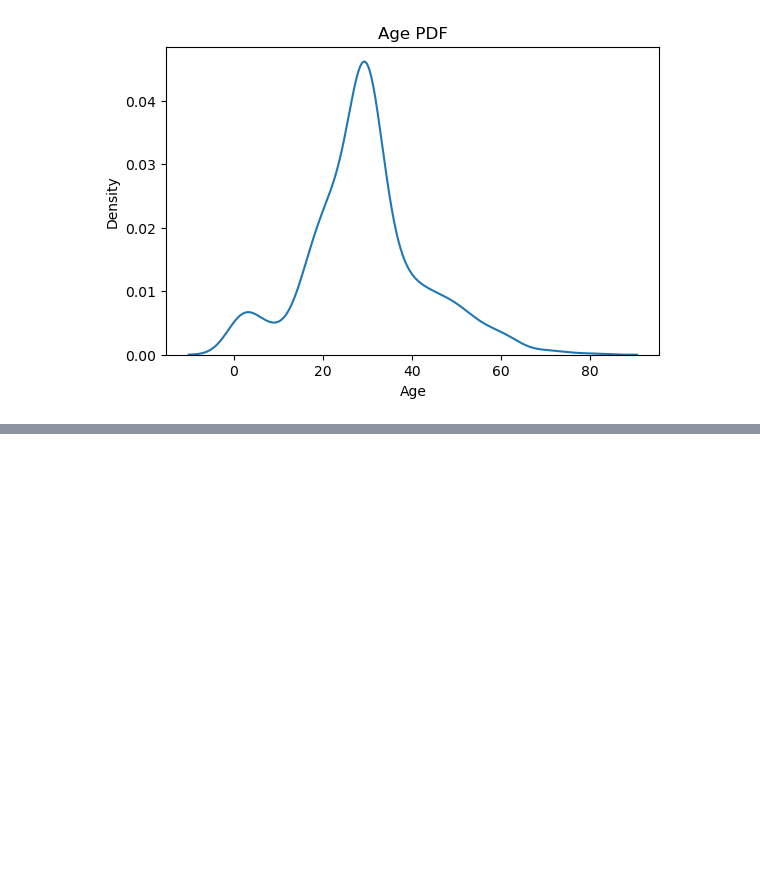
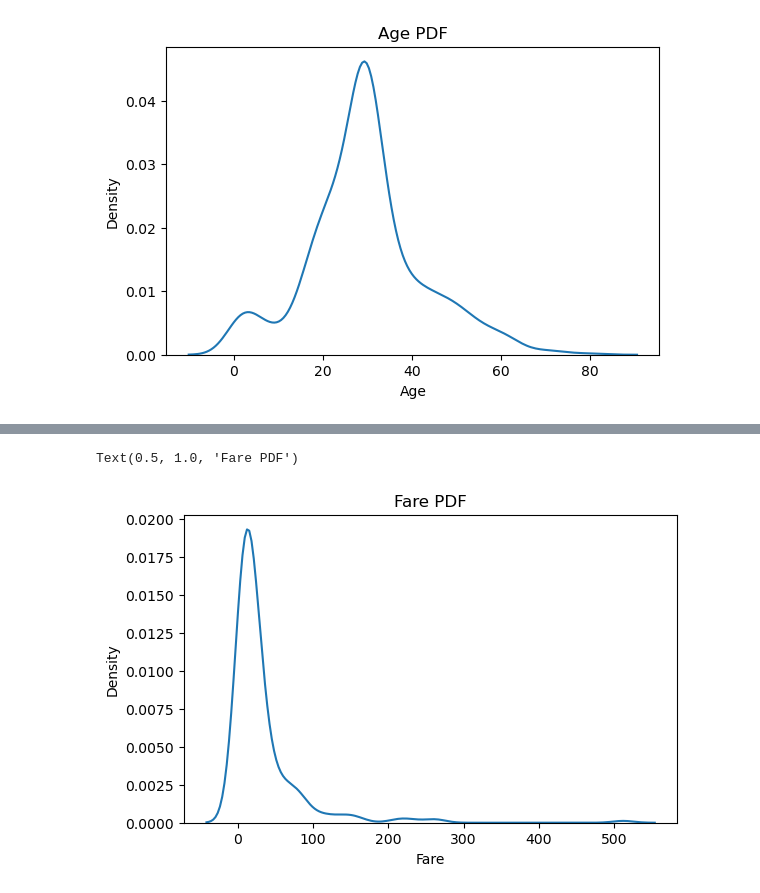
Before and after one commit to parthpandya-qt/Machine-Learning, a Jupyter notebook: 18logTransform.ipynb, the cells around one changed output, grey strips where cells are left out. Cells and saved outputs as stored; diff of their text form; code cells hidden in the pictures; blank space fills up the shorter version.

```diff
--- a/18logTransform.ipynb
+++ b/18logTransform.ipynb
@@ -59,0 +64,9 @@ plt.title('Age QQ Plot')
+# %%
+plt.figure(figsize=(14,4))
+
+plt.subplot(121)
+sns.kdeplot(x_train['Fare'])
+plt.title('Fare PDF')
+# %% [output]
+Text(0.5, 1.0, 'Fare PDF')
+[figure, added]
```
Also changed, not shown: parts of 9 cells of this notebook, 10 other files.
